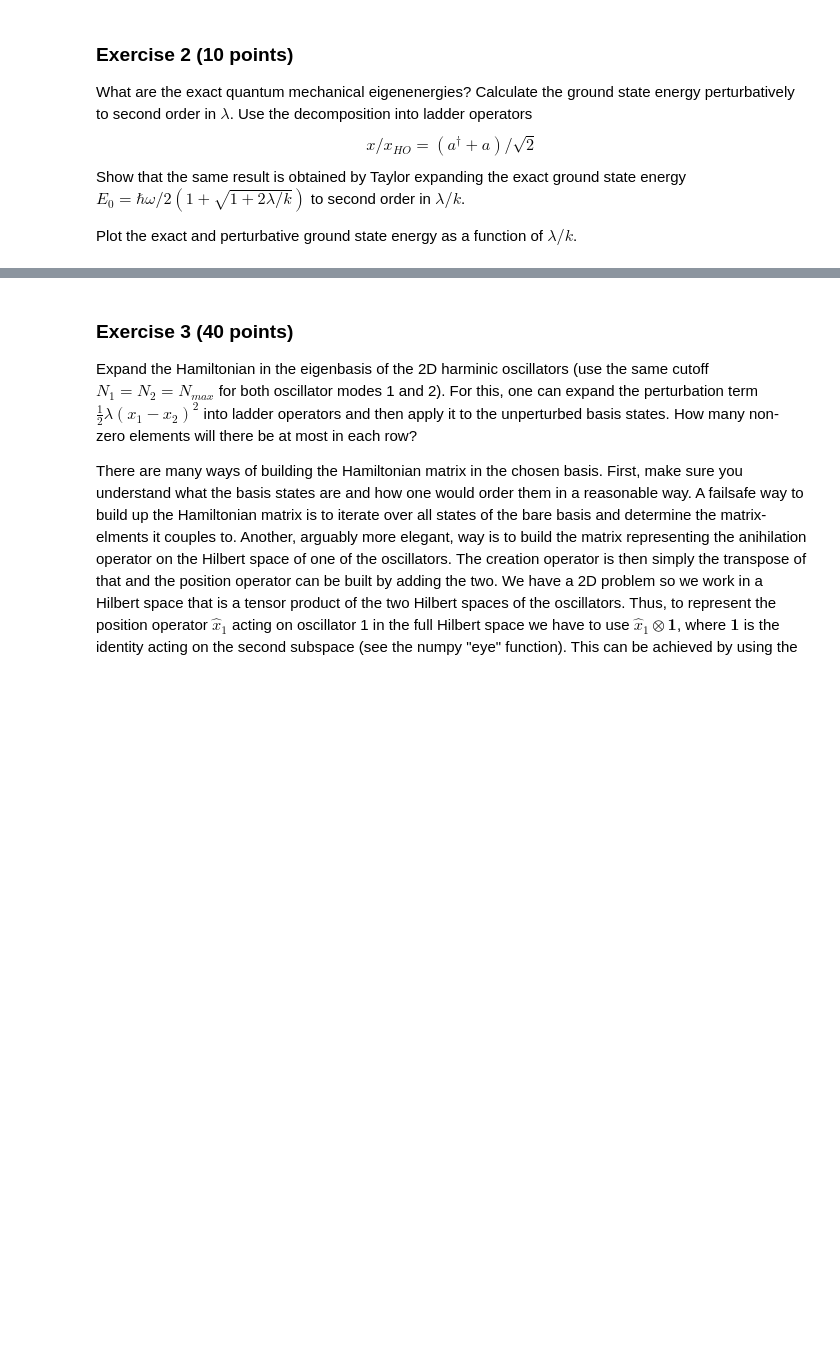
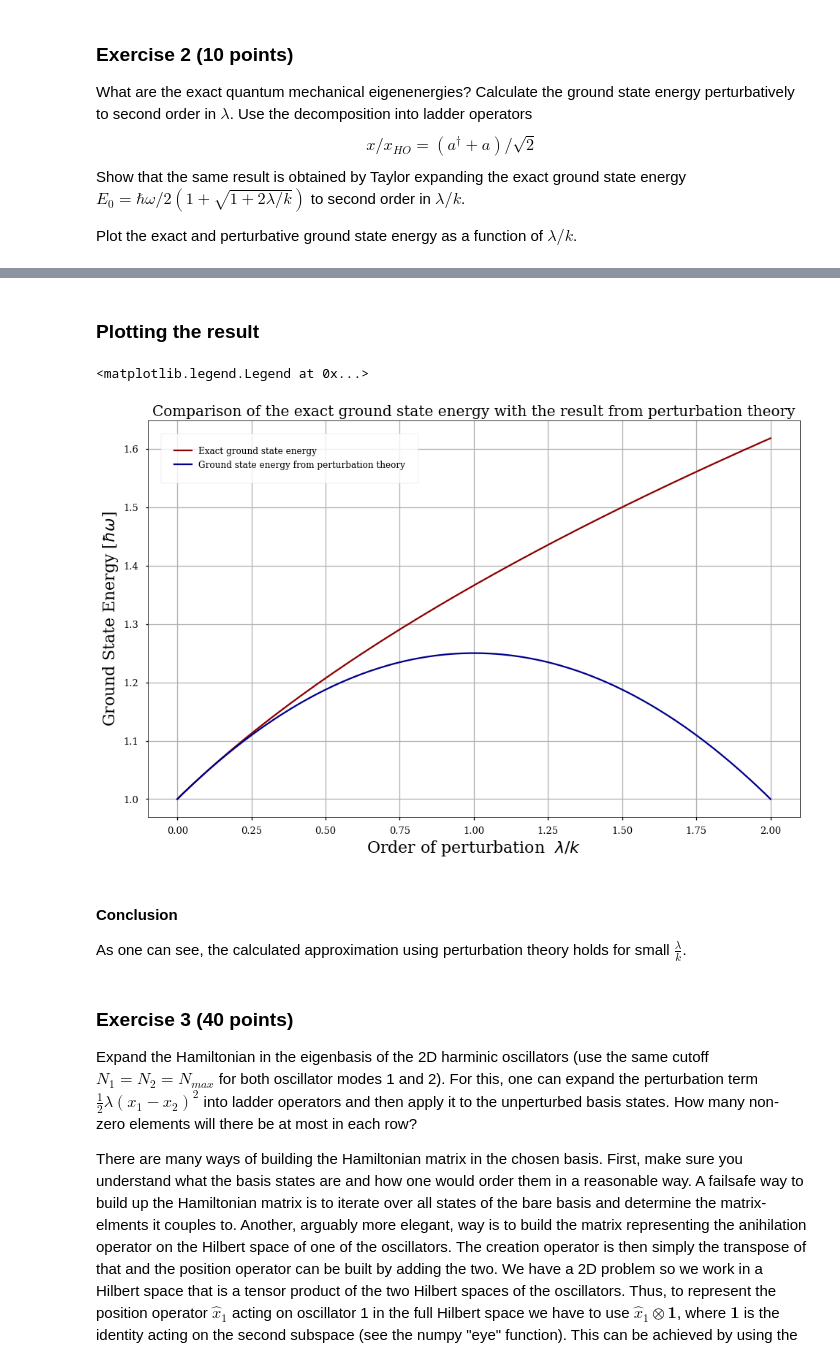
Before and after one commit to mathieukaltschmidt/Computational-Quantum-Dynamics, a Jupyter notebook: Exercise sheet 3/exercise3_Mathieu-Kaltschmidt_Carl-von-Randow.ipynb, the cells around one changed output, grey strips where cells are left out. Cells and saved outputs as stored; diff of their text form; code cells hidden in the pictures; blank space fills up the shorter version.

```diff
--- a/Exercise sheet 3/exercise3_Mathieu-Kaltschmidt_Carl-von-Randow.ipynb
+++ b/Exercise sheet 3/exercise3_Mathieu-Kaltschmidt_Carl-von-Randow.ipynb
@@ -138,3 +264,29 @@ Plot the exact and perturbative ground state energy as a function of $\lambda/k$
+# %% [markdown]
+### Plotting the result
+# %%
+testrange = np.linspace(0,2,100)
+
+#Exact round state energy
+def E0(const):
+    return (hbar*omega)/2*(1+np.sqrt(1+2*const/k))
+#Result from perturbation theory
+def E0_PT(const):
+    return hbar*omega*(1+const/(2*k)-const**2/(4*k**2))
+
+plt.plot(testrange, E0(testrange), label="Exact ground state energy", color = 'darkred')
+plt.plot(testrange, E0_PT(testrange), label="Ground state energy from perturbation theory", color = 'darkblue')
+plt.title("Comparison of the exact ground state energy with the result from perturbation theory", size = 20)
+plt.ylabel("Ground State Energy [$\hbar\omega$]", size = 22)
+plt.xlabel("Order of perturbation $\ \lambda/k$", size = 22)
+
+plt.grid(True)
+plt.legend(frameon=True,fontsize='large', borderpad=1.5, borderaxespad=1.5,loc='best')
+# %% [output]
+<matplotlib.legend.Legend at 0x...>
+[figure, added]
+# %% [markdown]
+#### Conclusion
+As one can see, the calculated approximation using perturbation theory holds for small $\frac{\lambda}{k}$.
 # %% [markdown]
 ### Exercise 3 (40 points)
 
```
Also changed, not shown: parts of 21 cells of this notebook, 5 other files.
